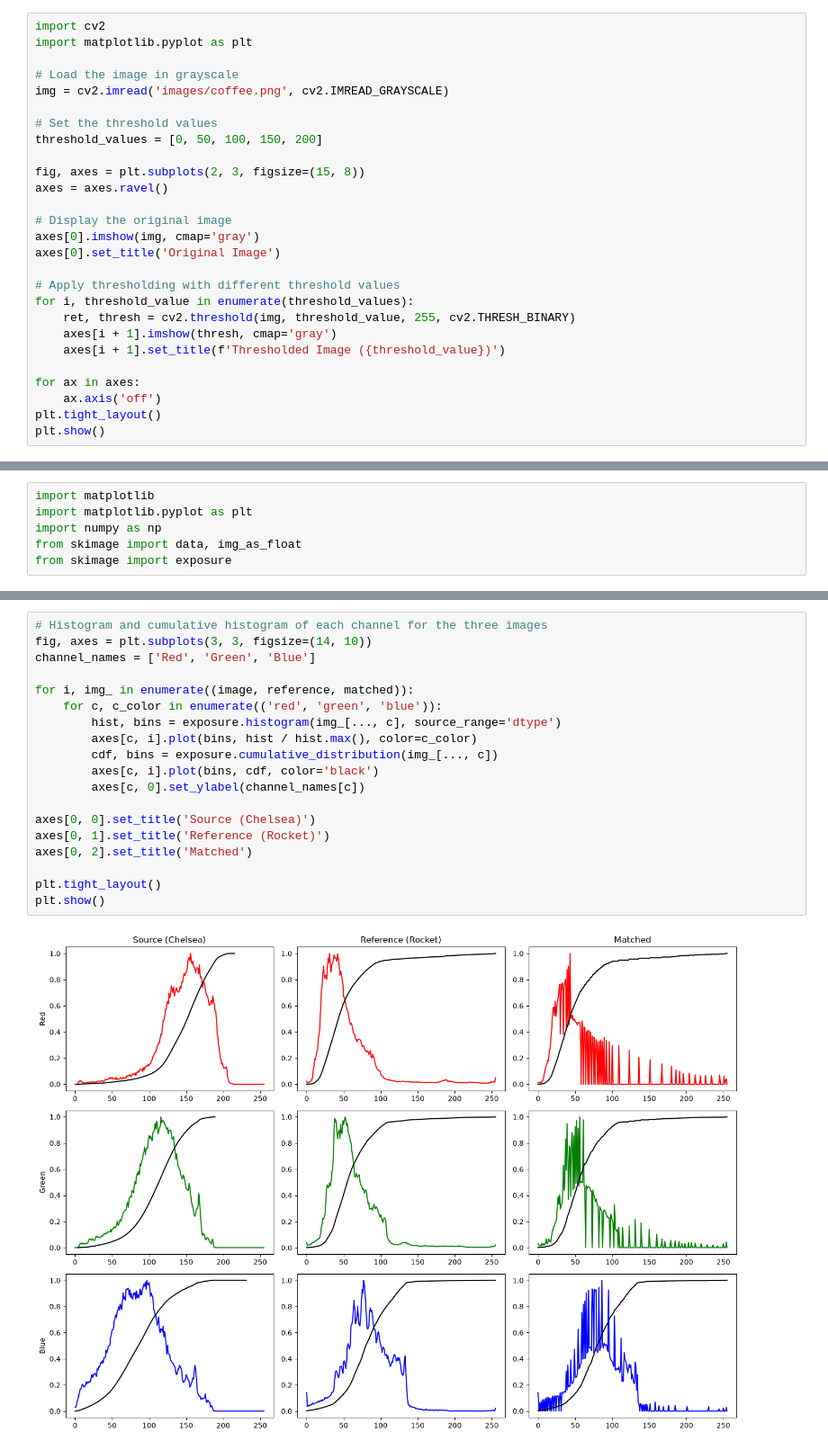
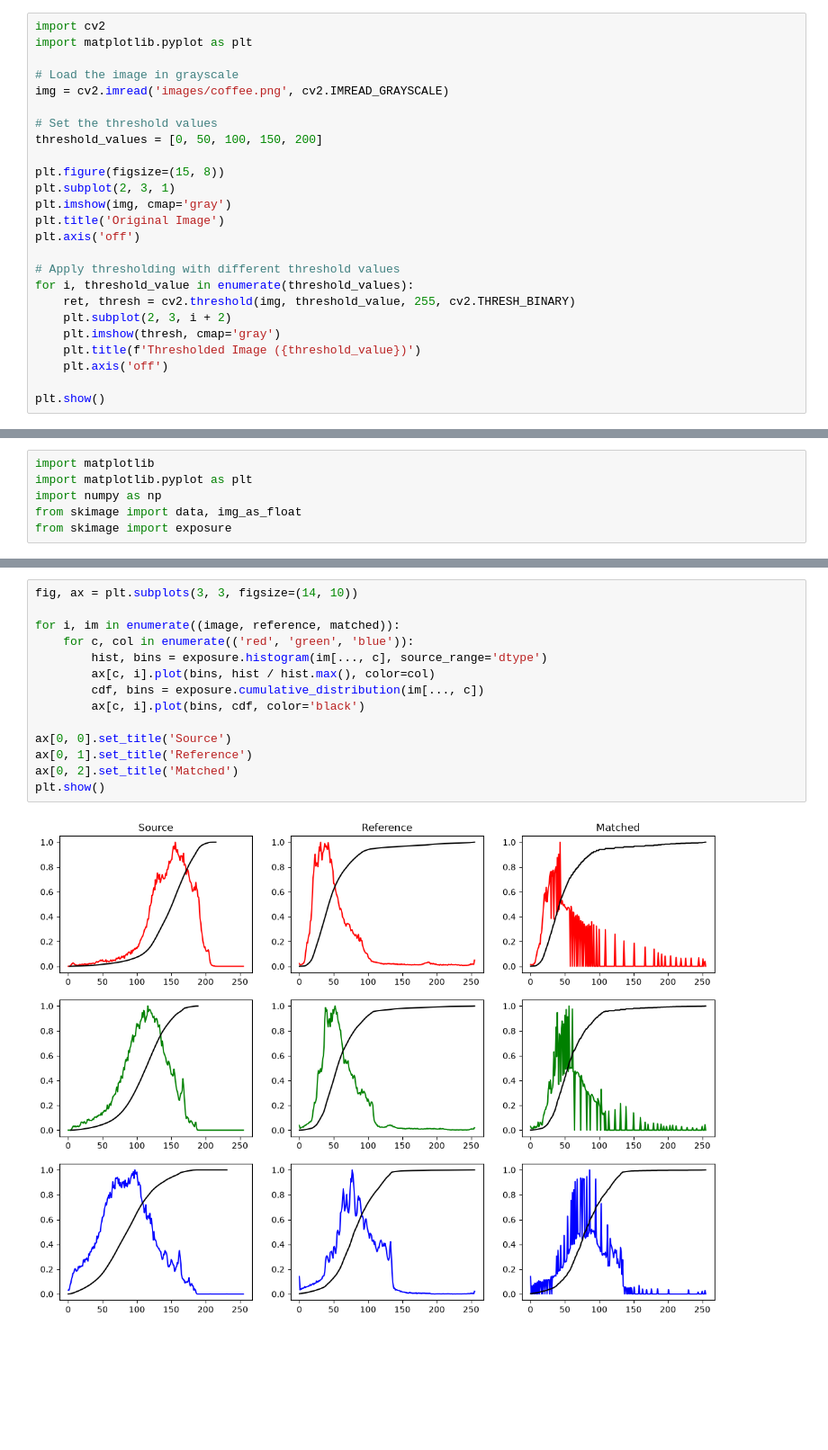
Before and after one commit to Moal-01/ARTI-403-Image-Processing, a Jupyter notebook: Lab4/Lab4.ipynb, the cells around one changed output, grey strips where cells are left out. Shown at 90% size. Saved outputs shown, nothing was run; the diff lists cells and outputs as text; blank space fills up the shorter version.

```diff
--- a/Lab4/Lab4.ipynb
+++ b/Lab4/Lab4.ipynb
@@ -55,21 +18,19 @@ img = cv2.imread('images/coffee.png', cv2.IMREAD_GRAYSCALE)
 # Set the threshold values
 threshold_values = [0, 50, 100, 150, 200]
 
-fig, axes = plt.subplots(2, 3, figsize=(15, 8))
-axes = axes.ravel()
-
-# Display the original image
-axes[0].imshow(img, cmap='gray')
-axes[0].set_title('Original Image')
+plt.figure(figsize=(15, 8))
+plt.subplot(2, 3, 1)
+plt.imshow(img, cmap='gray')
+plt.title('Original Image')
+plt.axis('off')
 
 # Apply thresholding with different threshold values
 for i, threshold_value in enumerate(threshold_values):
     ret, thresh = cv2.threshold(img, threshold_value, 255, cv2.THRESH_BINARY)
-    axes[i + 1].imshow(thresh, cmap='gray')
-    axes[i + 1].set_title(f'Thresholded Image ({threshold_value})')
+    plt.subplot(2, 3, i + 2)
+    plt.imshow(thresh, cmap='gray')
+    plt.title(f'Thresholded Image ({threshold_value})')
+    plt.axis('off')
 
-for ax in axes:
-    ax.axis('off')
-plt.tight_layout()
 plt.show()
 # %% [output]
@@ -231,22 +153,17 @@ plt.show()
 # %%
-# Histogram and cumulative histogram of each channel for the three images
-fig, axes = plt.subplots(3, 3, figsize=(14, 10))
-channel_names = ['Red', 'Green', 'Blue']
+fig, ax = plt.subplots(3, 3, figsize=(14, 10))
 
-for i, img_ in enumerate((image, reference, matched)):
-    for c, c_color in enumerate(('red', 'green', 'blue')):
-        hist, bins = exposure.histogram(img_[..., c], source_range='dtype')
-        axes[c, i].plot(bins, hist / hist.max(), color=c_color)
-        cdf, bins = exposure.cumulative_distribution(img_[..., c])
-        axes[c, i].plot(bins, cdf, color='black')
-        axes[c, 0].set_ylabel(channel_names[c])
+for i, im in enumerate((image, reference, matched)):
+    for c, col in enumerate(('red', 'green', 'blue')):
+        hist, bins = exposure.histogram(im[..., c], source_range='dtype')
+        ax[c, i].plot(bins, hist / hist.max(), color=col)
+        cdf, bins = exposure.cumulative_distribution(im[..., c])
+        ax[c, i].plot(bins, cdf, color='black')
 
-axes[0, 0].set_title('Source (Chelsea)')
-axes[0, 1].set_title('Reference (Rocket)')
-axes[0, 2].set_title('Matched')
-
-plt.tight_layout()
+ax[0, 0].set_title('Source')
+ax[0, 1].set_title('Reference')
+ax[0, 2].set_title('Matched')
 plt.show()
 # %% [output]
-[figure, old version]
+[figure, new version]
 # %% [markdown]
```
Also changed, not shown: parts of 28 cells of this notebook, 1 other file.
